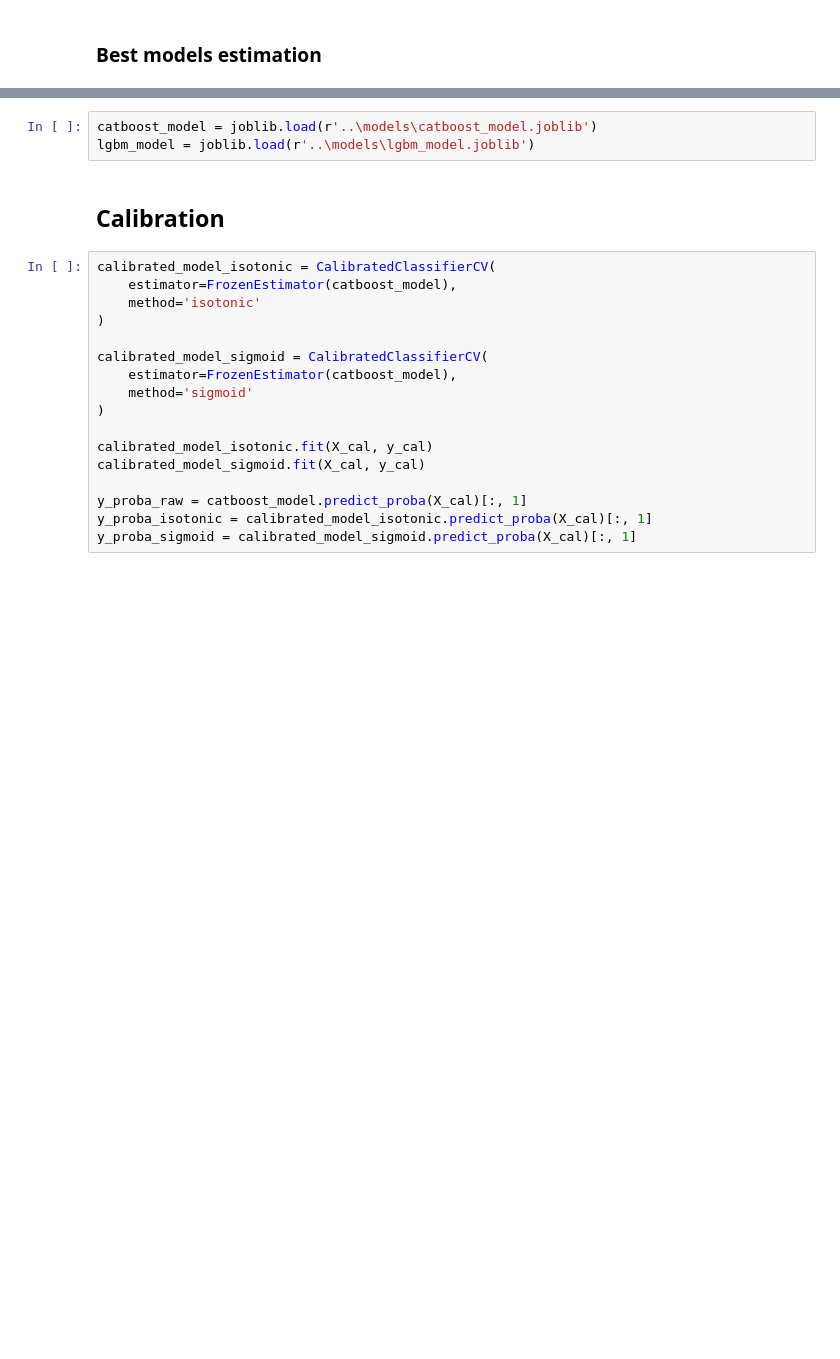
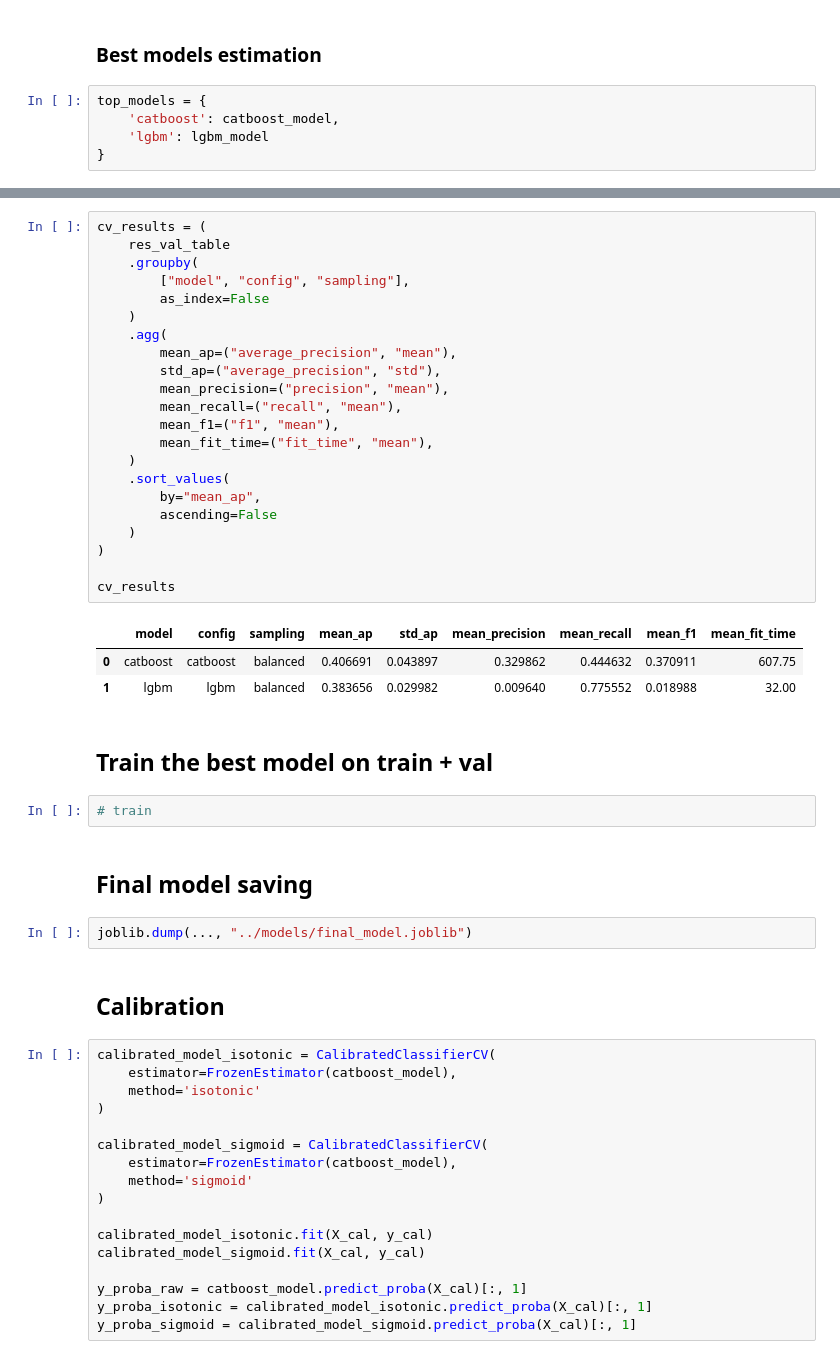
Before and after one commit to blbl-blbl/kaggle-Financial-Fraud-Detection-Dataset, a Jupyter notebook: notebooks/04_modeling.ipynb, the cells around one changed output, grey strips where cells are left out. Saved outputs shown, nothing was run; the diff lists cells and outputs as text; blank space fills up the shorter version.

```diff
--- a/notebooks/04_modeling.ipynb
+++ b/notebooks/04_modeling.ipynb
@@ -894,3 +789,8 @@ joblib.dump(lgbm_model, "../models/lgbm_model.joblib")
 # %% [markdown]
 ### Best models estimation
+# %%
+top_models = {
+    'catboost': catboost_model,
+    'lgbm': lgbm_model
+}
 # %%
@@ -912,6 +898,37 @@ joblib.dump(lgbm_model, "../models/lgbm_model.joblib")
 # %%
-catboost_model = joblib.load(r'..\models\catboost_model.joblib')
-lgbm_model = joblib.load(r'..\models\lgbm_model.joblib')
+cv_results = (
+    res_val_table
+    .groupby(
+        ["model", "config", "sampling"],
+        as_index=False
+    )
+    .agg(
+        mean_ap=("average_precision", "mean"),
+        std_ap=("average_precision", "std"),
+        mean_precision=("precision", "mean"),
+        mean_recall=("recall", "mean"),
+        mean_f1=("f1", "mean"),
+        mean_fit_time=("fit_time", "mean"),
+    )
+    .sort_values(
+        by="mean_ap",
+        ascending=False
+    )
+)
+
+cv_results
+# %% [output]
+|  | model | config | sampling | mean_ap | std_ap | mean_precision | mean_recall | mean_f1 | mean_fit_time |
+| 0 | catboost | catboost | balanced | 0.406691 | 0.043897 | 0.329862 | 0.444632 | 0.370911 | 607.75 |
+| 1 | lgbm | lgbm | balanced | 0.383656 | 0.029982 | 0.009640 | 0.775552 | 0.018988 | 32.00 |
+# %% [markdown]
+## Train the best model on train + val
+# %%
+# train
+# %% [markdown]
+## Final model saving
+# %%
+joblib.dump(..., "../models/final_model.joblib")
 # %% [markdown]
 ## Calibration
 # %%
```
Also changed, not shown: parts of 14 cells of this notebook.
